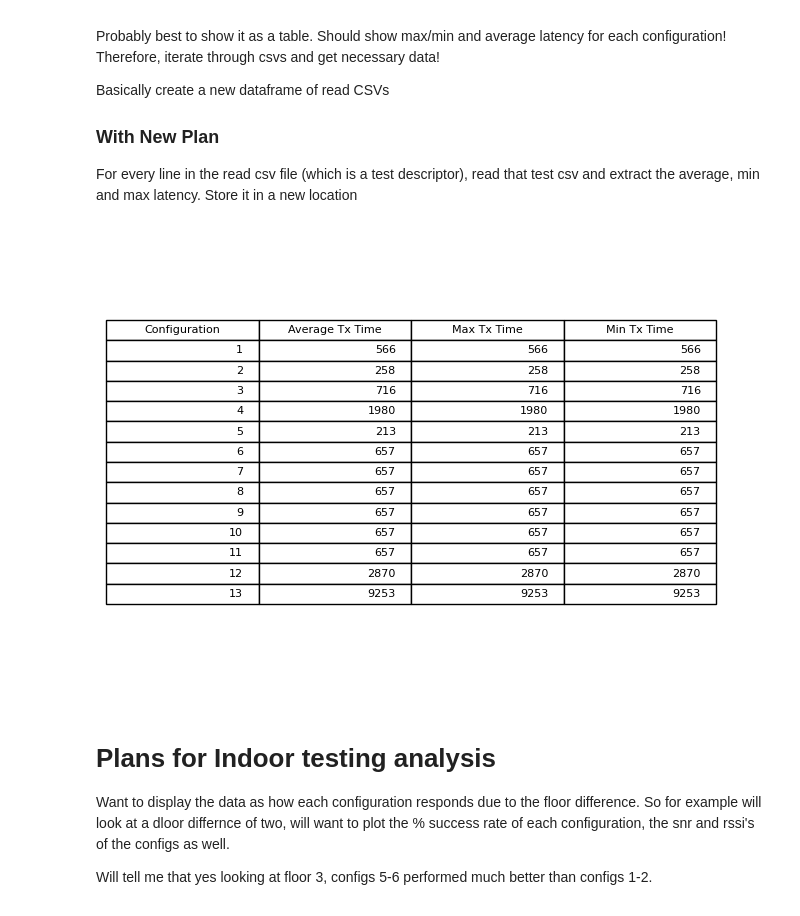
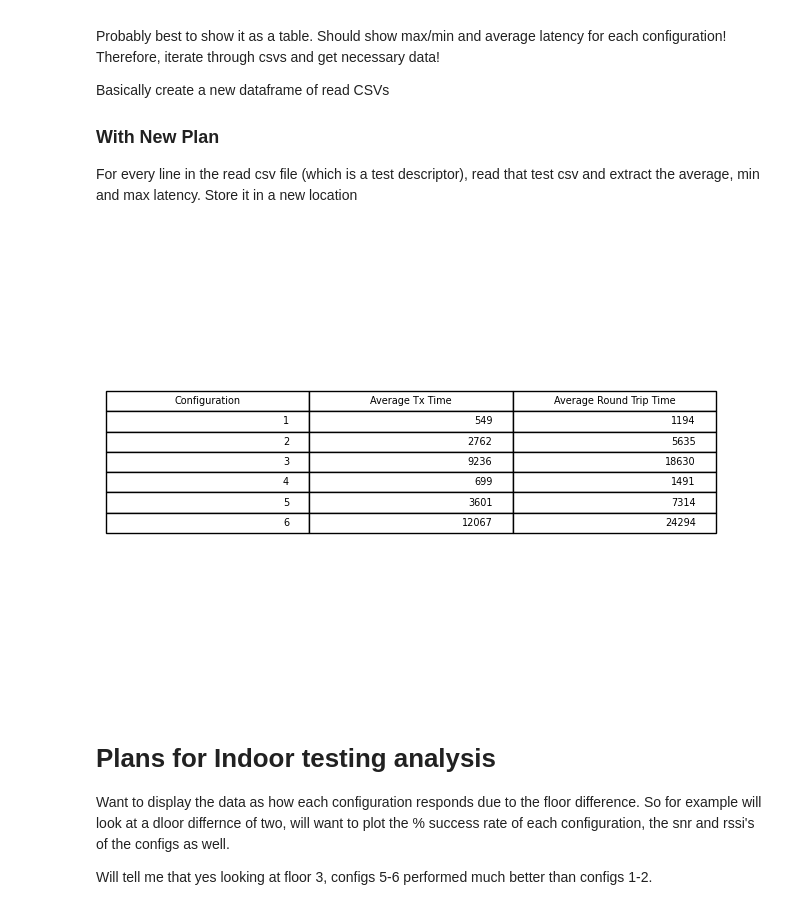
Before and after one commit to marrrk/LoRaDongle, a Jupyter notebook: testing/analyser.ipynb, the cells around one changed output. Saved outputs shown, nothing was run; the diff lists cells and outputs as text; code cells hidden in the pictures.

```diff
--- a/testing/analyser.ipynb
+++ b/testing/analyser.ipynb
@@ -25,8 +29,11 @@ info = {}
 #    csv_name = directory + 'tests_info.csv'
 #    info[directory] = pd.read_csv(csv_name)
 
-info[directories[0]] = pd.read_csv('latency_tests/tests_info.csv')
+#info[directories[0]] = pd.read_csv('latency_tests/tests_info.csv')
 #print(info)
+
+latency_info =  pd.read_csv('latency_tests/tests_info.csv')
+indoor_tests_info = pd.read_csv('parkade_tests/tests_info.csv')
 # %% [markdown]
 # Reading Data CSVs
 (probably not useful)
@@ -79,73 +78,73 @@ Basically create a new dataframe of read CSVs
 ### With New Plan
 For every line in the read csv file (which is a test descriptor), read that test csv and extract the average, min and max latency. Store it in a new location
 # %%
-latency_columns = ['Configuration', "Average Tx Time", "Max Tx Time", "Min Tx Time"]  #for now, configuration corresponds to test number, for latency testing there should really be only six tests
+latency_columns = ['Configuration', "Average Tx Time", "Average Round Trip Time"]#, "Max Tx Time", "Min Tx Time"]  #for now, configuration corresponds to test number, for latency testing there should really be only six tests
 latency_results = {}
 
 for column in latency_columns:
     latency_results[column] = []        #just initialising new data
 
 
-# going through test_infos
-for test_info in info: # info is a dictionary, each key points to a tests_info dataframe.
+#getting the list of tests (hence files) in the directory
+tests = latency_info["Test Number"].tolist()
 
-#Do i need to iterate through all directories? maybe just the latency one is necessary
-    df = info[test_info]        # obtaining dataframe for directory
-    #print(df)
+#opening and extracting necessary info per csv
+for test_num in tests:
 
-    #getting the number of tests (hence files) in that directory
-    tests = df["Test Number"].tolist()
+    test_config = latency_info.loc[latency_info["Test Number"] == test_num]["Configuration"]
+    #print(test_config) TODO: get the config of the test number and then use that to append to latency results configuration list
 
-    #opening and extracting necessary info for csv
-    for test_num in tests:
-        #start with adding the configuration to latency results
-        latency_results['Configuration'].append(test_num)
+    #start with adding the configuration to latency results
+    latency_results['Configuration'].append(test_num)
 
-        #reading current test csv
-        csv_name =  test_info + "Test_" + str(test_num) + ".csv"
-        test_csv = pd.read_csv(csv_name)
+    #reading current test csv
+    csv_name =   "latency_tests/Test_" + str(test_num) + ".csv"
+    test_csv = pd.read_csv(csv_name)
 
-        #### Obtaining Average
-        average_latency = test_csv["Time to Send"].mean()
-        #print(average_latency)
-        #print(int(round(average_latency,0)))
-        latency_results['Average Tx Time'].append(int(round(average_latency,0)))
+    #### Obtaining Average Tx
+    average_latency = test_csv["Time to Send"].mean()
+    #print(average_latency)
+    #print(int(round(average_latency,0)))
+    latency_results['Average Tx Time'].append(int(round(average_latency,0)))
+
+    ### Obtaining Average Rx
+    average_rx = test_csv["Time to Receive"].mean()
+    latency_results['Average Round Trip Time'].append(int(round(average_rx,0)))
+
+    #### Obtaining Max
+    max_latency = test_csv["Time to Send"].max()
+    #latency_results['Max Tx Time'].append(int(round(max_latency, 0)))
 
 
-        #### Obtaining Max
-        max_latency = test_csv["Time to Send"].max()
-        latency_results['Max Tx Time'].append(int(round(max_latency, 0)))
-
-
-        #### Obtaining Min
-        min_latency = test_csv["Time to Send"].min()
-        latency_results['Min Tx Time'].append(int(round(min_latency, 0)))
+    #### Obtaining Min
+    min_latency = test_csv["Time to Send"].min()
+    #latency_results['Min Tx Time'].append(int(round(min_latency, 0)))
 
 
 #convert results to dataframe
 latency_df = pd.DataFrame.from_dict(latency_results)
 
 ###############################Plotting table####################################
 # (Not that useful for final report)
 
 
 #define figure and axes
 fig, ax = plt.subplots()
 
 #hide the axes
 fig.patch.set_visible(False)
 ax.axis('off')
 ax.axis('tight')
 
 
 #create table
 table = ax.table(cellText=latency_df.values, colLabels=latency_df.columns, loc='center')
 
 #display table
 fig.tight_layout()
 plt.show()
 # %% [output]
-[figure, old version]
+[figure, new version]
 # %% [markdown]
 # Plans for Indoor testing analysis
 Want to display the data as how each configuration responds due to the floor difference. So for example will look at a dloor differnce of two, will want to plot the % success rate of each configuration, the snr and rssi's of the configs as well.
```
Also changed, not shown: parts of 5 cells of this notebook, 4 other files.
